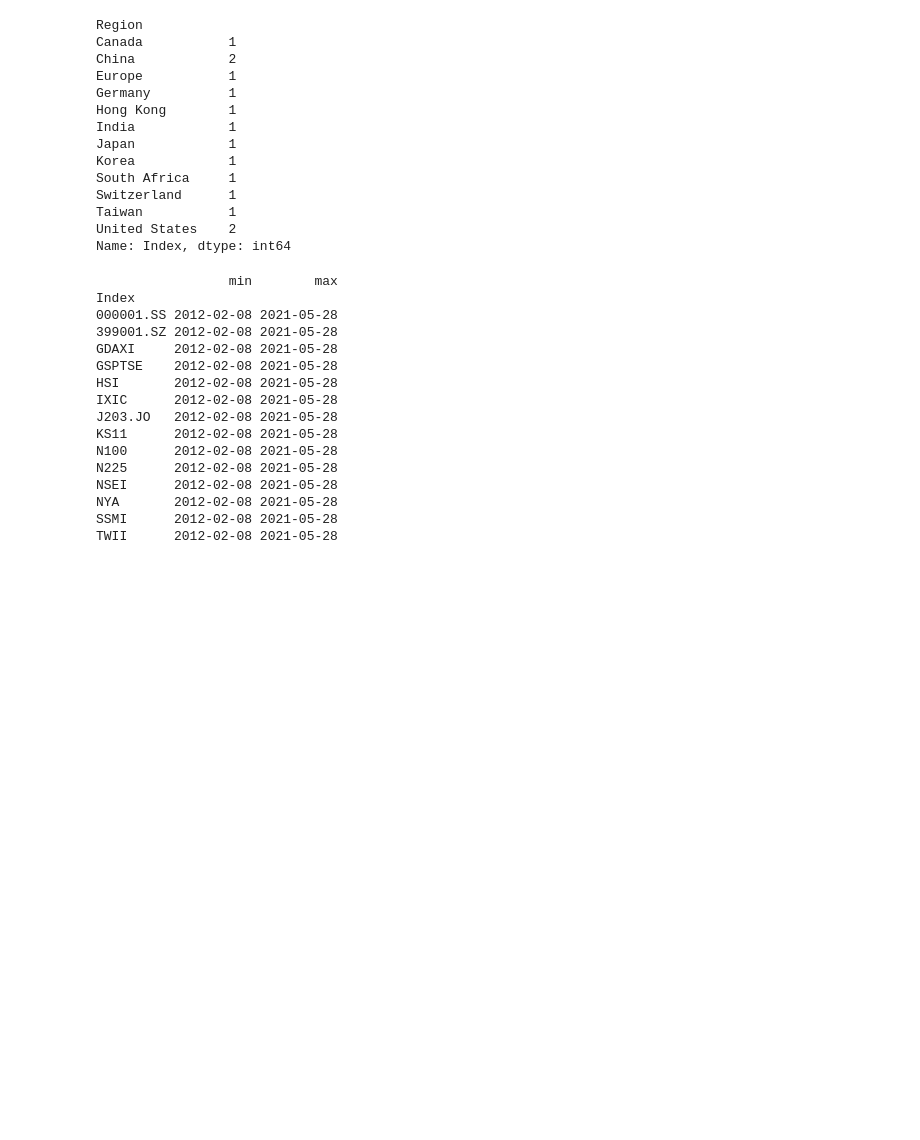
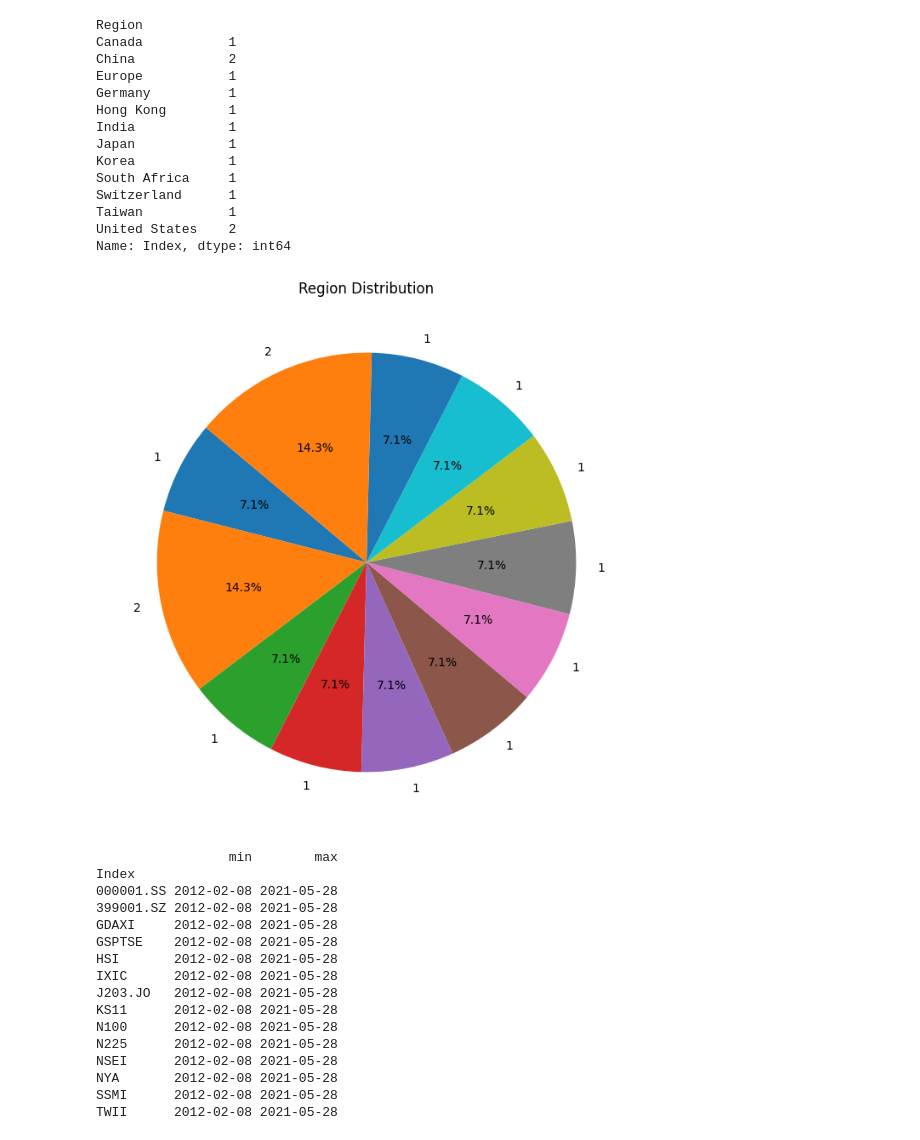
Before and after one commit to sahankrt20/AI_BOOTCAMP_PROJECT, a Jupyter notebook: stock-market-pred.ipynb, the cells around one changed output. Drawn from its saved outputs; the diff is of its cells as text; code cells hidden in the pictures; blank space fills up the shorter version.

```diff
--- a/stock-market-pred.ipynb
+++ b/stock-market-pred.ipynb
@@ -296,7 +297,8 @@ df.describe()
 | max | 2021-05-28 00:00:00 | 68775.062500 | 69403.750000 | 68373.640630 | 68698.781250 | 68698.781250 | 9.440374e+10 | 2882.140620 | 68775.062500 | ... |
 | std | NaN | 12520.888571 | 12598.457954 | 12444.902222 | 12522.847924 | 12522.849532 | 5.791254e+09 | 176.225173 | 12493.156154 | ... |
 # %%
-df.groupby('Region')['Index'].nunique()
+regions=df.groupby('Region')['Index'].nunique()
+regions
 # %% [output]
 Region
 Canada           1
@@ -312,6 +314,13 @@ Switzerland      1
 Taiwan           1
 United States    2
 Name: Index, dtype: int64
+# %%
+plt.figure(figsize=(8, 8))
+plt.pie(regions, labels=regions, autopct='%1.1f%%', startangle=140)
+plt.title("Region Distribution")
+plt.show()
+# %% [output]
+[figure, added]
 # %%
 idx_date_group = df.groupby('Index')['Date'].agg(['min', 'max'])
 print(idx_date_group)
```
Also changed, not shown: parts of 14 cells of this notebook.
